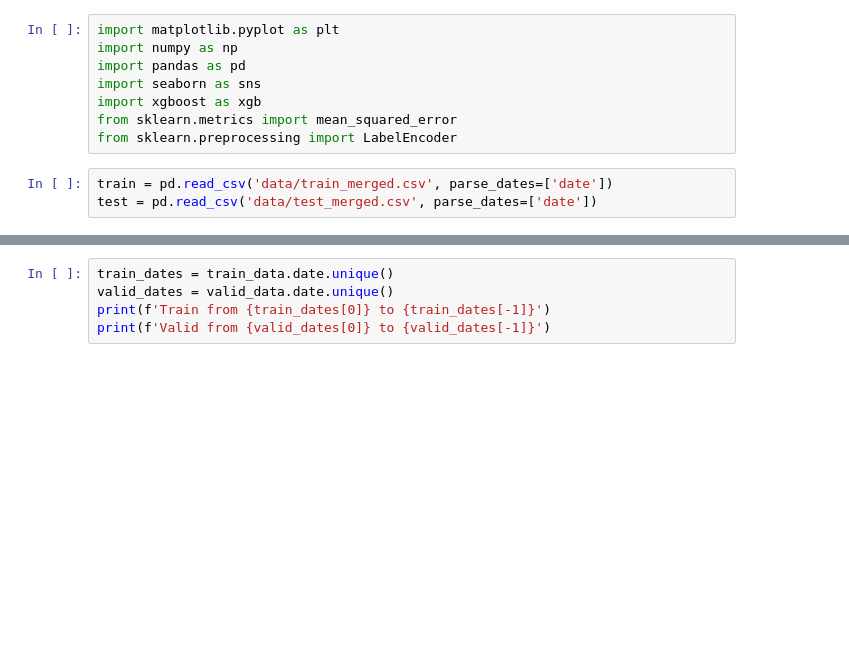
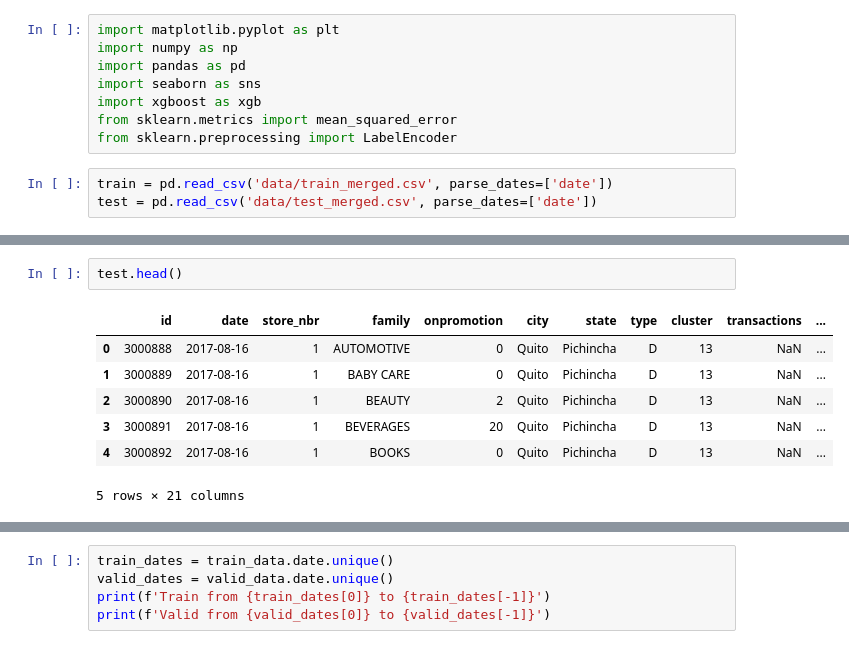
Before and after one commit to andre487/notebooks, a Jupyter notebook: kaggle/store-sales-time-series-forecasting/forecast.ipynb, the cells around one changed output, grey strips where cells are left out. Cells and saved outputs as stored; diff of their text form; blank space fills up the shorter version.

```diff
--- a/kaggle/store-sales-time-series-forecasting/forecast.ipynb
+++ b/kaggle/store-sales-time-series-forecasting/forecast.ipynb
@@ -12 +34,11 @@ test = pd.read_csv('data/test_merged.csv', parse_dates=['date'])
+# %%
+test.head()
+# %% [output]
+|  | id | date | store_nbr | family | onpromotion | city | state | type | cluster | transactions | ... |
+| 0 | 3000888 | 2017-08-16 | 1 | AUTOMOTIVE | 0 | Quito | Pichincha | D | 13 | NaN | ... |
+| 1 | 3000889 | 2017-08-16 | 1 | BABY CARE | 0 | Quito | Pichincha | D | 13 | NaN | ... |
+| 2 | 3000890 | 2017-08-16 | 1 | BEAUTY | 2 | Quito | Pichincha | D | 13 | NaN | ... |
+| 3 | 3000891 | 2017-08-16 | 1 | BEVERAGES | 20 | Quito | Pichincha | D | 13 | NaN | ... |
+| 4 | 3000892 | 2017-08-16 | 1 | BOOKS | 0 | Quito | Pichincha | D | 13 | NaN | ... |
+5 rows × 21 columns
 # %%
```
Also changed, not shown: parts of 10 cells of this notebook, 1 other file.
